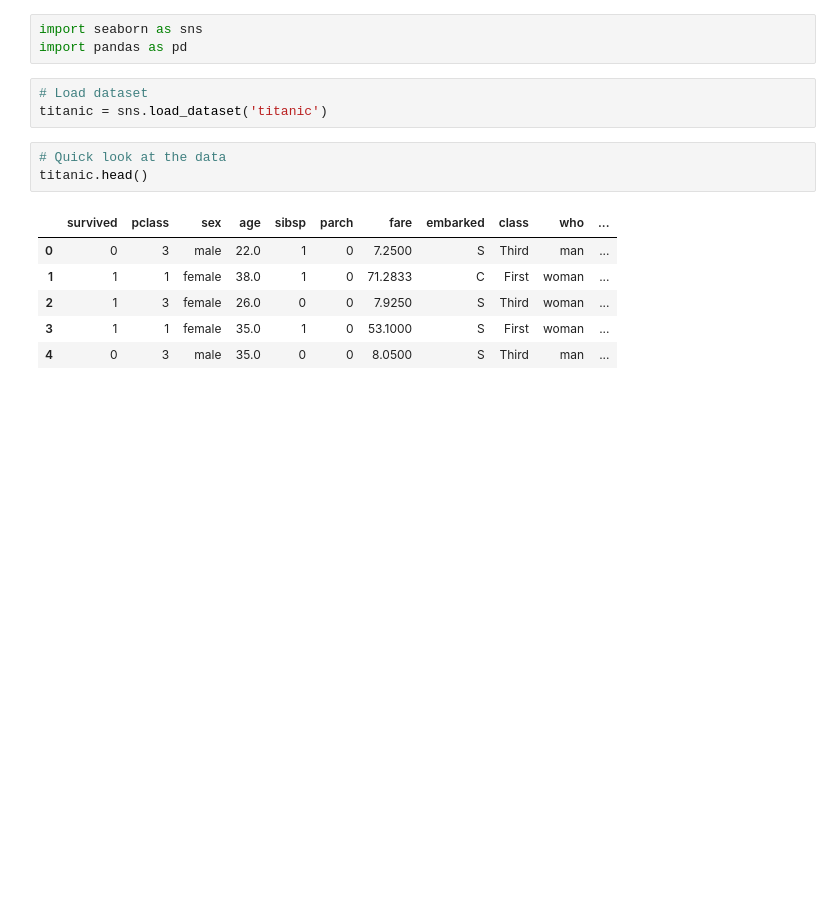
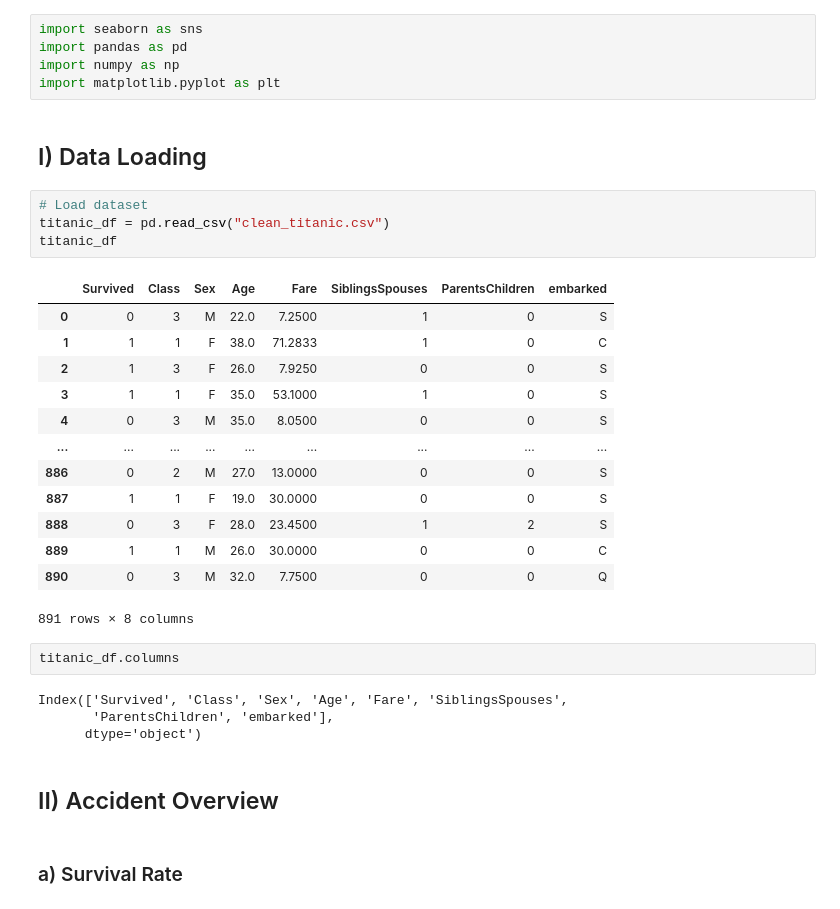
Before and after one commit to aclindstrom112001/data-wrangling-eda, a Jupyter notebook: eda_cooper.ipynb, the cells around one changed output. Drawn from its saved outputs; the diff is of its cells as text; blank space fills up the shorter version.

```diff
--- a/eda_cooper.ipynb
+++ b/eda_cooper.ipynb
@@ -1,16 +1,35 @@
 # %%
 import seaborn as sns
 import pandas as pd
+import numpy as np
+import matplotlib.pyplot as plt
+# %% [markdown]
+<h2> I) Data Loading </h2>
 # %%
 # Load dataset
-titanic = sns.load_dataset('titanic')
+titanic_df = pd.read_csv("clean_titanic.csv")
+titanic_df
+# %% [output]
+|  | Survived | Class | Sex | Age | Fare | SiblingsSpouses | ParentsChildren | embarked |
+| 0 | 0 | 3 | M | 22.0 | 7.2500 | 1 | 0 | S |
+| 1 | 1 | 1 | F | 38.0 | 71.2833 | 1 | 0 | C |
+| 2 | 1 | 3 | F | 26.0 | 7.9250 | 0 | 0 | S |
+| 3 | 1 | 1 | F | 35.0 | 53.1000 | 1 | 0 | S |
+| 4 | 0 | 3 | M | 35.0 | 8.0500 | 0 | 0 | S |
+| ... | ... | ... | ... | ... | ... | ... | ... | ... |
+| 886 | 0 | 2 | M | 27.0 | 13.0000 | 0 | 0 | S |
+| 887 | 1 | 1 | F | 19.0 | 30.0000 | 0 | 0 | S |
+| 888 | 0 | 3 | F | 28.0 | 23.4500 | 1 | 2 | S |
+| 889 | 1 | 1 | M | 26.0 | 30.0000 | 0 | 0 | C |
+| 890 | 0 | 3 | M | 32.0 | 7.7500 | 0 | 0 | Q |
+891 rows × 8 columns
-# %%
-# Quick look at the data
-titanic.head()
-# %% [output]
-|  | survived | pclass | sex | age | sibsp | parch | fare | embarked | class | who | ... |
-| 0 | 0 | 3 | male | 22.0 | 1 | 0 | 7.2500 | S | Third | man | ... |
-| 1 | 1 | 1 | female | 38.0 | 1 | 0 | 71.2833 | C | First | woman | ... |
-| 2 | 1 | 3 | female | 26.0 | 0 | 0 | 7.9250 | S | Third | woman | ... |
-| 3 | 1 | 1 | female | 35.0 | 1 | 0 | 53.1000 | S | First | woman | ... |
-| 4 | 0 | 3 | male | 35.0 | 0 | 0 | 8.0500 | S | Third | man | ... |
+# %%
+titanic_df.columns
+# %% [output]
+Index(['Survived', 'Class', 'Sex', 'Age', 'Fare', 'SiblingsSpouses',
+       'ParentsChildren', 'embarked'],
+      dtype='object')
+# %% [markdown]
+<h2>II) Accident Overview </h2>
+# %% [markdown]
+<h3>a) Survival Rate
```
Also changed, not shown: parts of 29 cells of this notebook.
